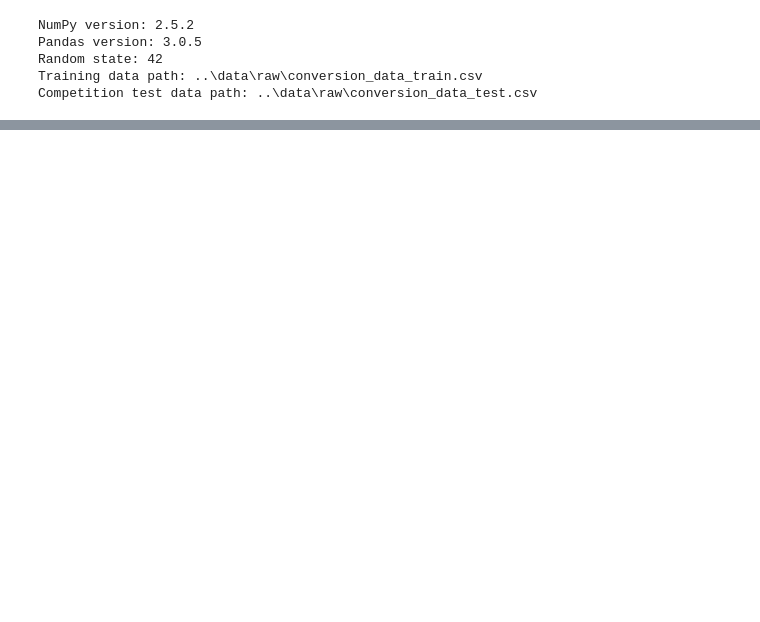
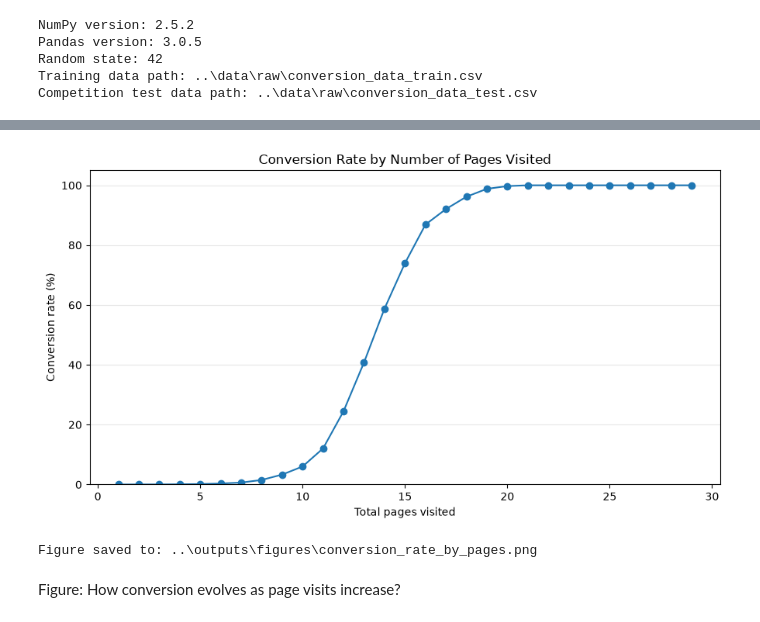
Before and after one commit to AlexandraBelj/3_Conversion_rate_challenge, a Jupyter notebook: notebooks/01_EDA_Preprocessing.ipynb, the cells around one changed output, grey strips where cells are left out. Drawn from its saved outputs; the diff is of its cells as text; code cells hidden in the pictures; blank space fills up the shorter version.

```diff
--- a/notebooks/01_EDA_Preprocessing.ipynb
+++ b/notebooks/01_EDA_Preprocessing.ipynb
@@ -83,0 +528,14 @@ Competition test data path: ..\data\raw\conversion_data_test.csv
+# %%
+# Conversion rate by number of pages visited
+# ---------------------------------------------------------------------------
+
+conversion_by_pages = (
+    train_data
+    .groupby("total_pages_visited")["converted"]
+    .agg(conversion_rate="mean", visitors="size")
+    .reset_index()
+)
+
+conversion_by_pages["conversion_rate"] *= 100
+
+conversion_by_pages
@@ -83,0 +560,31 @@ Competition test data path: ..\data\raw\conversion_data_test.csv
+# %%
+# Conversion rate by number of pages visited
+# ---------------------------------------------------------------------------
+
+fig, ax = plt.subplots(figsize=(9, 5))
+
+ax.plot(
+    conversion_by_pages["total_pages_visited"],
+    conversion_by_pages["conversion_rate"],
+    marker="o",
+)
+
+ax.set_title("Conversion Rate by Number of Pages Visited")
+ax.set_xlabel("Total pages visited")
+ax.set_ylabel("Conversion rate (%)")
+ax.set_ylim(0, 105)
+ax.grid(axis="y", alpha=0.3)
+
+plt.tight_layout()
+
+figure_path = FIGURES_PATH / "conversion_rate_by_pages.png"
+plt.savefig(figure_path, dpi=300, bbox_inches="tight")
+
+plt.show()
+
+print(f"Figure saved to: {figure_path}")
+# %% [output]
+[figure, added]
+Figure saved to: ..\outputs\figures\conversion_rate_by_pages.png
+# %% [markdown]
+Figure: How conversion evolves as page visits increase?
```
Also changed, not shown: parts of 45 cells of this notebook, 4 other files.
